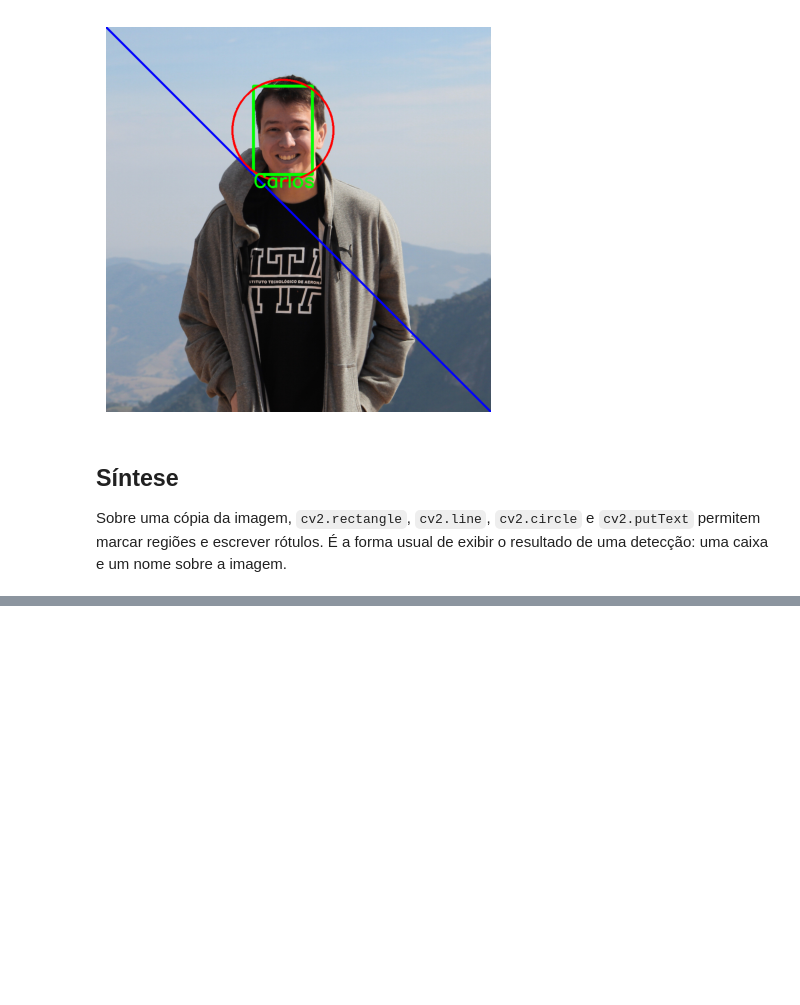
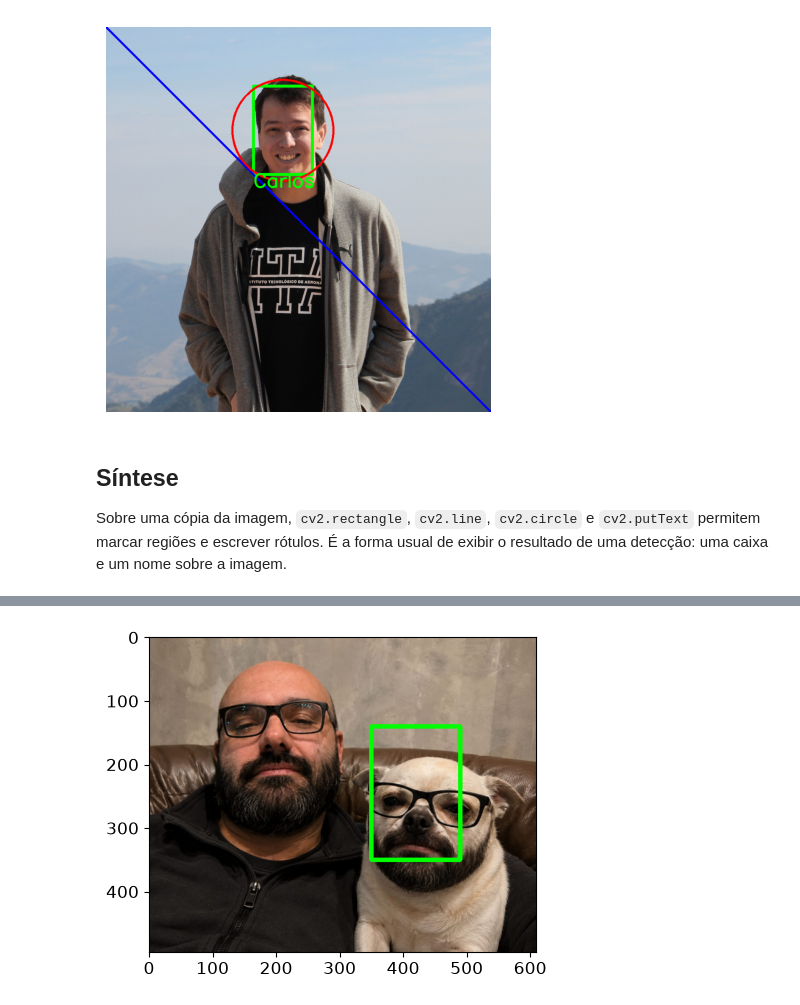
Before and after one commit to rodrigoms2004/VIS101-fundamentos-visao-computacional-sigmoidal, a Jupyter notebook: notebooks/aula_04_08.07.2026/vis101_t2_anotacoes_em_imagem.ipynb, the cells around one changed output, grey strips where cells are left out. Cells and saved outputs as stored; diff of their text form; code cells hidden in the pictures; blank space fills up the shorter version.

```diff
--- a/notebooks/aula_04_08.07.2026/vis101_t2_anotacoes_em_imagem.ipynb
+++ b/notebooks/aula_04_08.07.2026/vis101_t2_anotacoes_em_imagem.ipynb
@@ -83,0 +96,7 @@ detecção: uma caixa e um nome sobre a imagem.
+# %%
+cv2.rectangle(img_anotada, (350, 140), (490, 350), (0, 255, 0), 5)
+
+plt.imshow(img_anotada[:, :, ::-1])
+plt.show()
+# %% [output]
+[figure, added]
```
Also changed, not shown: parts of 4 cells of this notebook.
